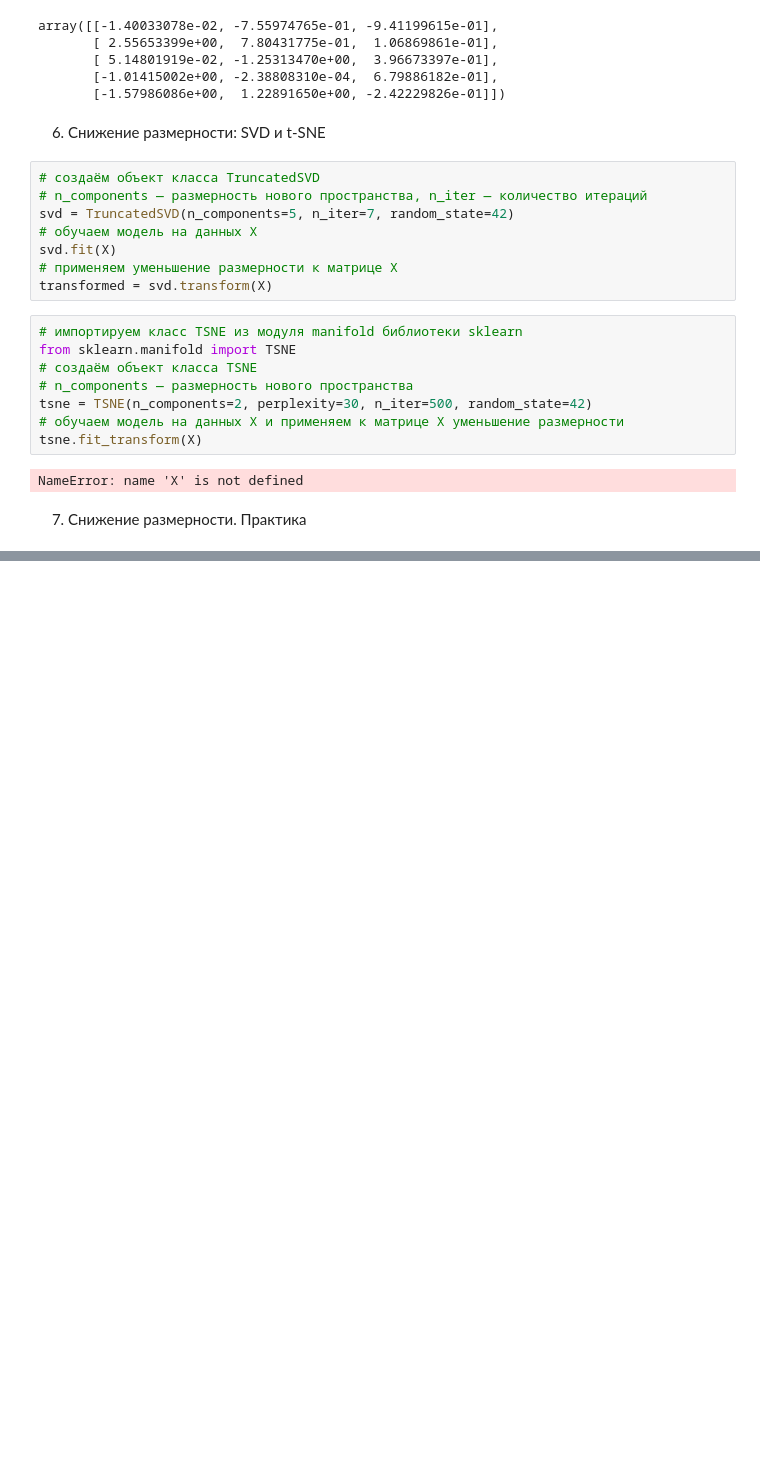
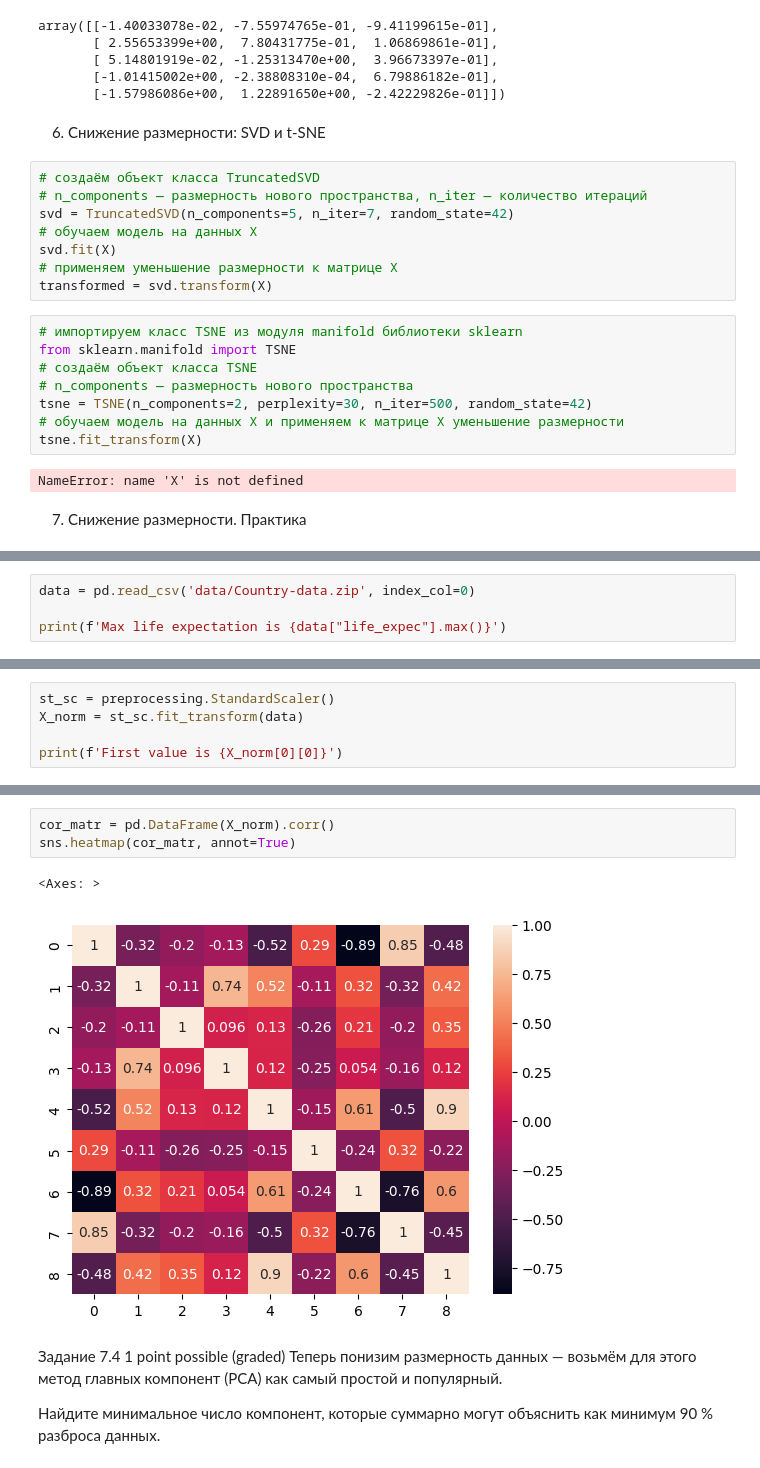
Before and after one commit to eartzhi/lessons, a Jupyter notebook: math&ml_11/math_11.ipynb, the cells around one changed output, grey strips where cells are left out. Cells and saved outputs as stored; diff of their text form; blank space fills up the shorter version.

```diff
--- a/math&ml_11/math_11.ipynb
+++ b/math&ml_11/math_11.ipynb
@@ -270,0 +276,4 @@ NameError: name 'X' is not defined
+# %%
+data = pd.read_csv('data/Country-data.zip', index_col=0)
+
+print(f'Max life expectation is {data["life_expec"].max()}')
@@ -270,0 +303,5 @@ NameError: name 'X' is not defined
+# %%
+st_sc = preprocessing.StandardScaler()
+X_norm = st_sc.fit_transform(data)
+
+print(f'First value is {X_norm[0][0]}')
@@ -270,0 +316,12 @@ NameError: name 'X' is not defined
+# %%
+cor_matr = pd.DataFrame(X_norm).corr()
+sns.heatmap(cor_matr, annot=True)
+# %% [output]
+<Axes: >
+[figure, added]
+# %% [markdown]
+Задание 7.4
+1 point possible (graded)
+Теперь понизим размерность данных — возьмём для этого метод главных компонент (PCA) как самый простой и популярный.
+
+Найдите минимальное число компонент, которые суммарно могут объяснить как минимум 90 % разброса данных.
```
Also changed, not shown: parts of 20 cells of this notebook.
